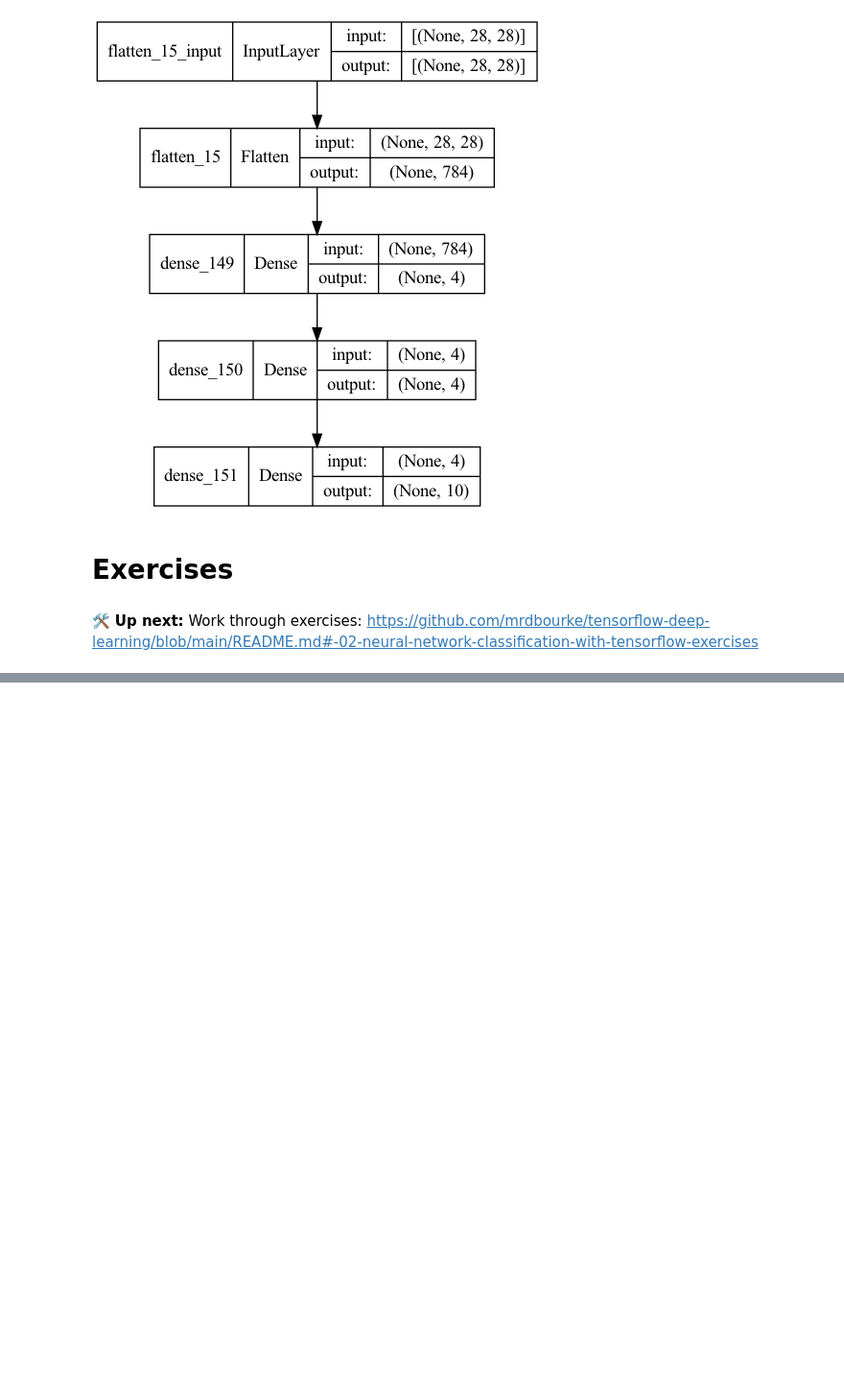
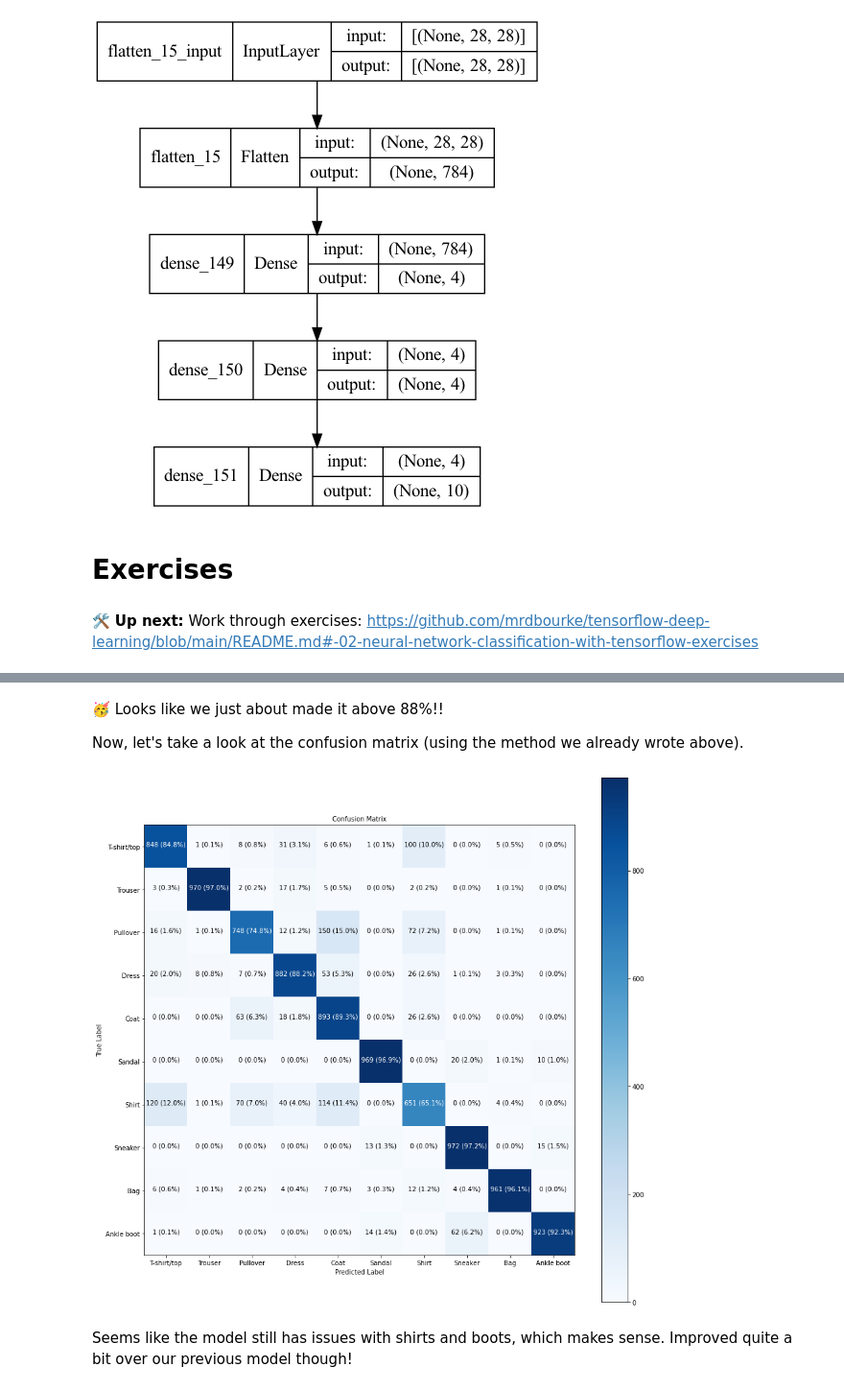
Before and after one commit to denishartl/introduction-to-tensorflow, a Jupyter notebook: 02_neural_network_classification_with_tensorflow.ipynb, the cells around one changed output, grey strips where cells are left out. Shown at 96% size. Drawn from its saved outputs; the diff is of its cells as text; code cells hidden in the pictures; blank space fills up the shorter version.

```diff
--- a/02_neural_network_classification_with_tensorflow.ipynb
+++ b/02_neural_network_classification_with_tensorflow.ipynb
@@ -1590,0 +1901,24 @@ plot_model(model_14, show_shapes=True)
+# %%
+# Set random seed
+tf.random.set_seed(42)
+
+# Build model
+model_19 = tf.keras.Sequential()
+model_19.add(tf.keras.layers.Flatten(input_shape=(28, 28)))
+model_19.add(tf.keras.layers.Dense(128, activation="relu"))
+model_19.add(tf.keras.layers.Dense(64, activation="relu"))
+model_19.add(tf.keras.layers.Dense(32, activation="relu"))
+model_19.add(tf.keras.layers.Dense(16, activation="relu"))
+model_19.add(tf.keras.layers.Dense(8, activation="relu"))
+model_19.add(tf.keras.layers.Dense(10, activation="softmax")) # Output layer
+
+# Compile the model
+model_19.compile(loss=tf.keras.losses.SparseCategoricalCrossentropy(),
+                 optimizer=tf.keras.optimizers.Adam(learning_rate=0.001),
+                 metrics=["accuracy"])
+
+# Fit the model
+model_19_history = model_19.fit(train_data_norm,
+                                train_labels,
+                                epochs=20,
+                                validation_data=(test_data_norm, test_labels))
@@ -1590,0 +1946,4 @@ plot_model(model_14, show_shapes=True)
+# %% [markdown]
+🥳 Looks like we just about made it above 88%!!
+
+Now, let's take a look at the confusion matrix (using the method we already wrote above).
@@ -1590,0 +1956,16 @@ plot_model(model_14, show_shapes=True)
+# %%
+# Make predictions with the model (this returns probabilities)
+model_19_probs = model_19.predict(test_data_norm)
+
+# Turn probs into classes
+model_19_preds = model_19_probs.argmax(axis=1)
+
+make_confusion_matrix(y_true=test_labels,
+                      y_pred=model_19_preds,
+                      classes=class_names,
+                      figsize=(15, 15),
+                      text_size=10)
+# %% [output]
+[figure, added]
+# %% [markdown]
+Seems like the model still has issues with shirts and boots, which makes sense. Improved quite a bit over our previous model though!
```
Also changed, not shown: parts of 29 cells of this notebook.
